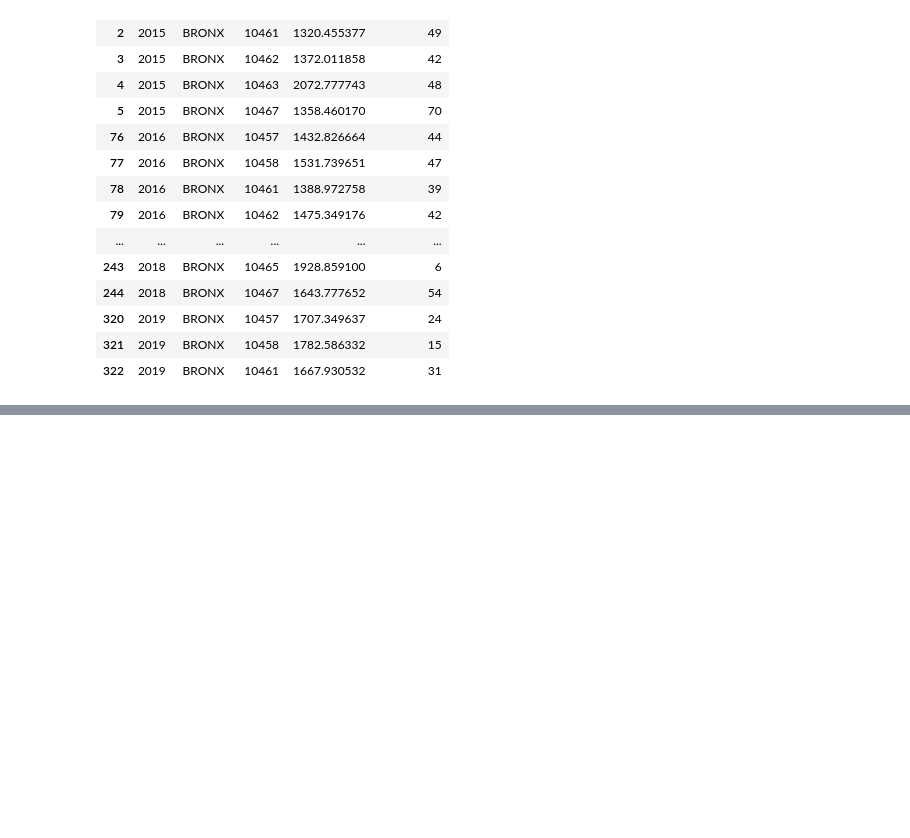
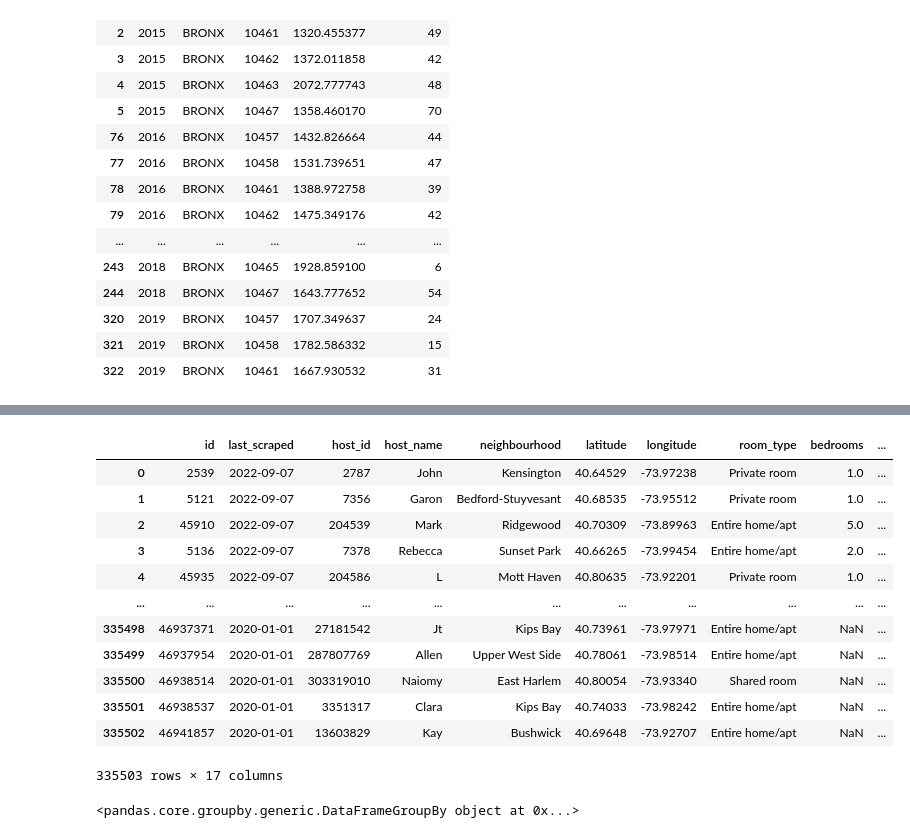
Before and after one commit to hpuma/Airbnb_Rental_Project, a Jupyter notebook: vis/inside_airbnb_eda_sergio.ipynb, the cells around one changed output, grey strips where cells are left out. Drawn from its saved outputs; the diff is of its cells as text; code cells hidden in the pictures; blank space fills up the shorter version.

Commit message:
Added cleaner airbnb data

```diff
--- a/vis/inside_airbnb_eda_sergio.ipynb
+++ b/vis/inside_airbnb_eda_sergio.ipynb
@@ -442,0 +450,16 @@ for boro in boro_list:
+# %%
+abnb_df
+# %% [output]
+|  | id | last_scraped | host_id | host_name | neighbourhood | latitude | longitude | room_type | bedrooms | ... |
+| 0 | 2539 | 2022-09-07 | 2787 | John | Kensington | 40.64529 | -73.97238 | Private room | 1.0 | ... |
+| 1 | 5121 | 2022-09-07 | 7356 | Garon | Bedford-Stuyvesant | 40.68535 | -73.95512 | Private room | 1.0 | ... |
+| 2 | 45910 | 2022-09-07 | 204539 | Mark | Ridgewood | 40.70309 | -73.89963 | Entire home/apt | 5.0 | ... |
+| 3 | 5136 | 2022-09-07 | 7378 | Rebecca | Sunset Park | 40.66265 | -73.99454 | Entire home/apt | 2.0 | ... |
+| 4 | 45935 | 2022-09-07 | 204586 | L | Mott Haven | 40.80635 | -73.92201 | Private room | 1.0 | ... |
+| ... | ... | ... | ... | ... | ... | ... | ... | ... | ... | ... |
+| 335498 | 46937371 | 2020-01-01 | 27181542 | Jt | Kips Bay | 40.73961 | -73.97971 | Entire home/apt | NaN | ... |
+| 335499 | 46937954 | 2020-01-01 | 287807769 | Allen | Upper West Side | 40.78061 | -73.98514 | Entire home/apt | NaN | ... |
+| 335500 | 46938514 | 2020-01-01 | 303319010 | Naiomy | East Harlem | 40.80054 | -73.93340 | Shared room | NaN | ... |
+| 335501 | 46938537 | 2020-01-01 | 3351317 | Clara | Kips Bay | 40.74033 | -73.98242 | Entire home/apt | NaN | ... |
+| 335502 | 46941857 | 2020-01-01 | 13603829 | Kay | Bushwick | 40.69648 | -73.92707 | Entire home/apt | NaN | ... |
+335503 rows × 17 columns
@@ -442,0 +473,4 @@ for boro in boro_list:
+# %%
+get_boro_top_zipcodes(abnb_df, "BRONX", 2019)
+# %% [output]
+<pandas.core.groupby.generic.DataFrameGroupBy object at 0x...>
```
Also changed, not shown: parts of 13 cells of this notebook, 4 other files.
